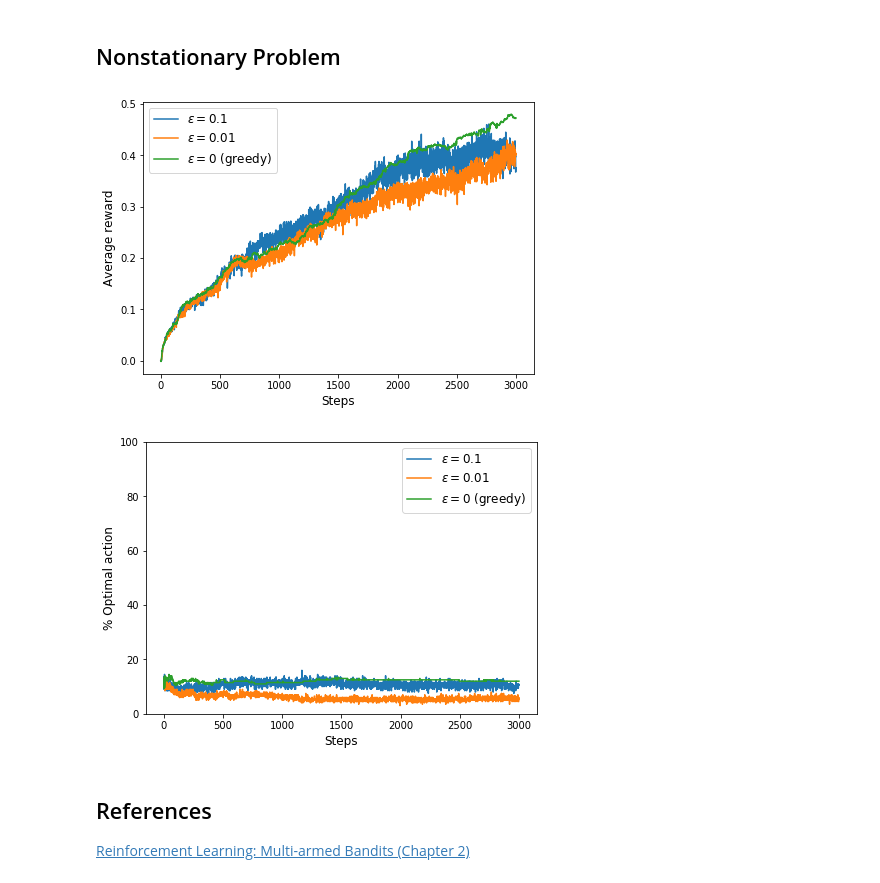
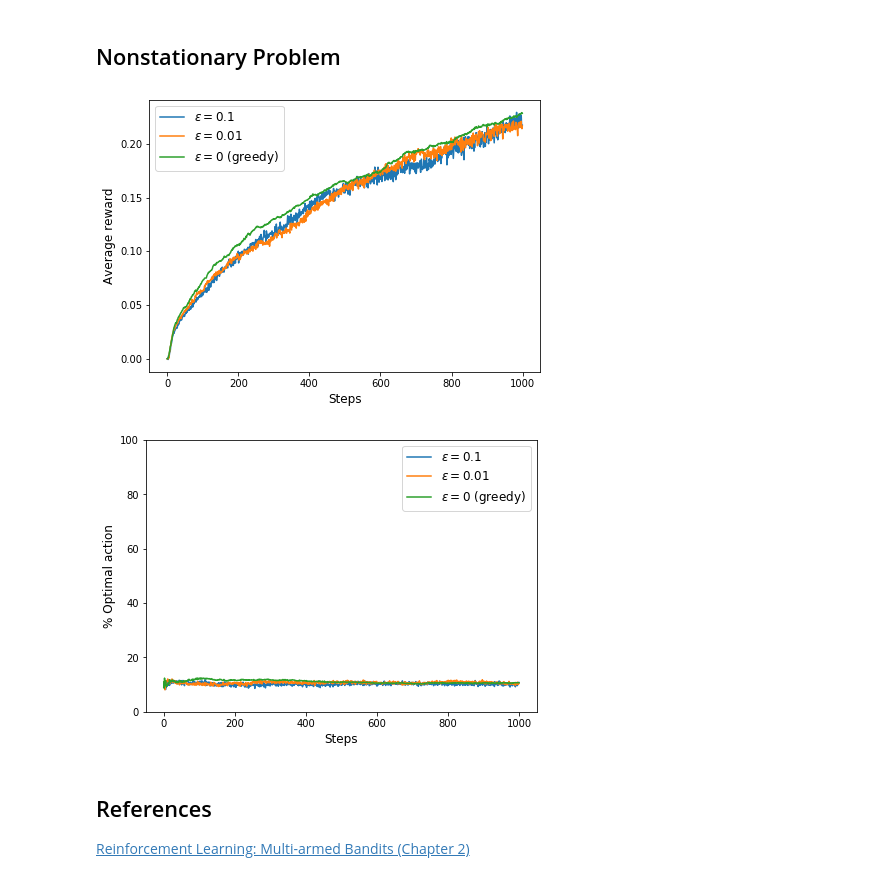
Before and after one commit to sgalella/kArmedBandit, a Jupyter notebook: notebooks/nonstationary.ipynb, the cells around one changed output. Saved outputs shown, nothing was run; the diff lists cells and outputs as text; code cells hidden in the pictures.

```diff
--- a/notebooks/nonstationary.ipynb
+++ b/notebooks/nonstationary.ipynb
@@ -15,8 +15,8 @@ np.random.seed(123)
 # %%
 # Initialize variables
 k = 10
-num_steps = 3000
-num_runs = 200
+num_steps = 1000
+num_runs = 1000
 
 R1 = np.zeros((num_runs, num_steps))
 A1 = np.zeros((num_runs, num_steps))
@@ -27,35 +27,35 @@ A2 = np.zeros((num_runs, num_steps))
 R3 = np.zeros((num_runs, num_steps))
 A3 = np.zeros((num_runs, num_steps))
 
 # Run bandits
 for run in tqdm(range(num_runs)):
     Q1, R1[run, :], A1[run, :] = utils.run_bandit_nonstat(k, num_steps, epsilon=0.1, alpha=0.1)
     Q2, R2[run, :], A2[run, :] = utils.run_bandit_nonstat(k, num_steps, epsilon=0.05, alpha=0.1)
     Q3, R3[run, :], A3[run, :] = utils.run_bandit_nonstat(k, num_steps, epsilon=0, alpha=0.1)
 
 # Plot average reward
 plt.figure(figsize=(7, 5))
 plt.plot(np.mean(R1, axis=0))
 plt.plot(np.mean(R2, axis=0))
 plt.plot(np.mean(R3, axis=0))
 plt.xlabel("Steps", fontsize=12)
 plt.ylabel("Average reward", fontsize=12)
 plt.legend([r"$\epsilon = 0.1$", r"$\epsilon = 0.01$", r"$\epsilon = 0$ (greedy)"], fontsize=12)
 plt.show()
 
 # Plot % optimal action
 plt.figure(figsize=(7, 5))
 plt.plot(np.mean(A1, axis=0))
 plt.plot(np.mean(A2, axis=0))
 plt.plot(np.mean(A3, axis=0))
 plt.xlabel("Steps", fontsize=12)
 plt.ylabel("% Optimal action", fontsize=12)
 plt.yticks([0, 0.2, 0.4, 0.6, 0.8, 1], ["0", "20", "40", "60", "80", "100"])
 plt.legend([r"$\epsilon = 0.1$", r"$\epsilon = 0.01$", r"$\epsilon = 0$ (greedy)"], fontsize=12)
 plt.show()
 # %% [output]
-[figure, old version]
+[figure, new version]
-[figure, old version]
+[figure, new version]
 # %% [markdown]
 ## References
 [Reinforcement Learning: Multi-armed Bandits (Chapter 2)](https://mitpress.mit.edu/books/reinforcement-learning-second-edition)
```
Also changed, not shown: 3 other files.
